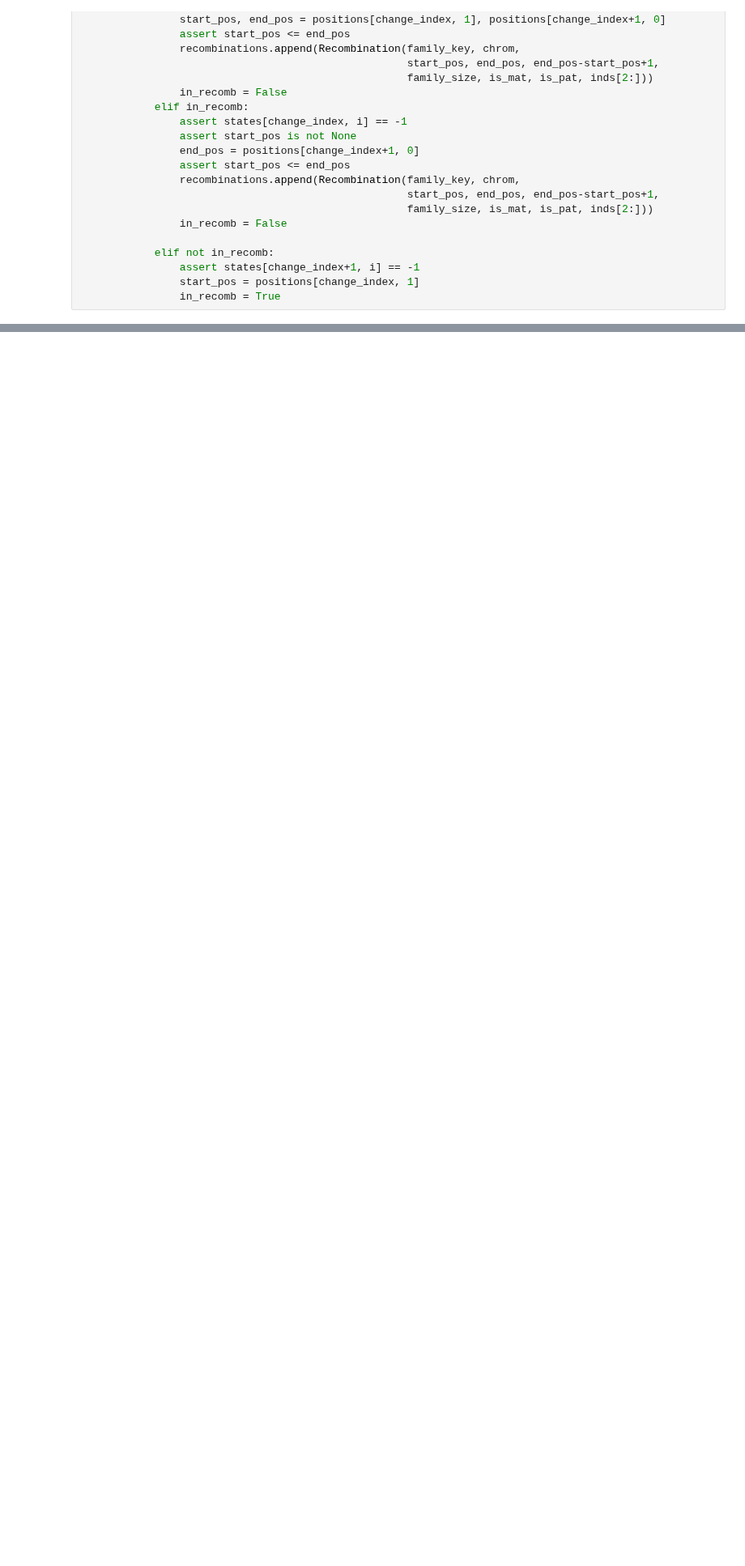
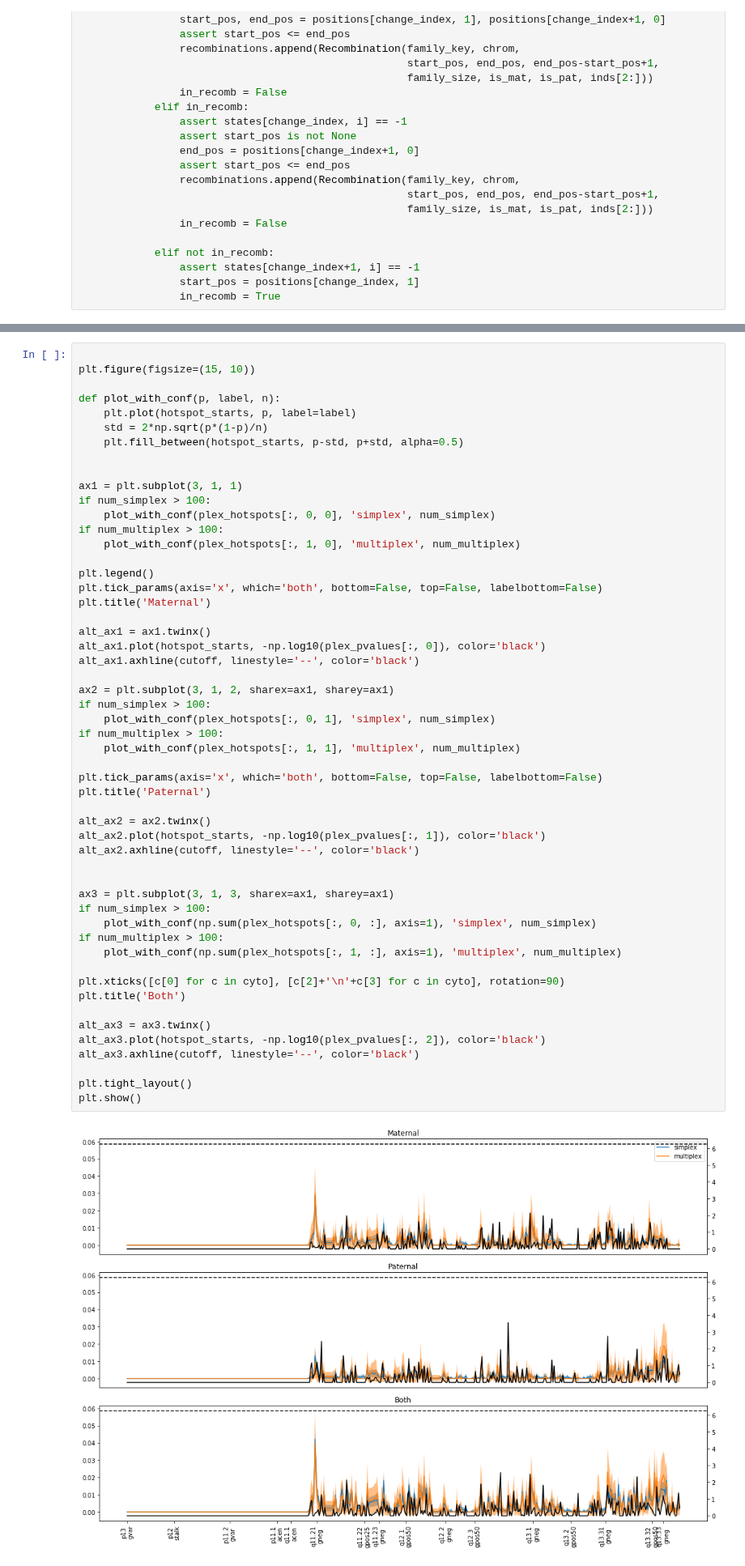
Before and after one commit to kpaskov/PhasingFamilies, a Jupyter notebook: analysis/Recombination-in-Pericentromeres.ipynb, the cells around one changed output, grey strips where cells are left out. Shown at 81% size. Drawn from its saved outputs; the diff is of its cells as text; blank space fills up the shorter version.

```diff
--- a/analysis/Recombination-in-Pericentromeres.ipynb
+++ b/analysis/Recombination-in-Pericentromeres.ipynb
@@ -179 +232,56 @@ for i in range(sex_hotspots.shape[0]):
+# %%
+
+plt.figure(figsize=(15, 10))
+
+def plot_with_conf(p, label, n):
+    plt.plot(hotspot_starts, p, label=label)
+    std = 2*np.sqrt(p*(1-p)/n)
+    plt.fill_between(hotspot_starts, p-std, p+std, alpha=0.5)
+
+
+ax1 = plt.subplot(3, 1, 1)
+if num_simplex > 100:
+    plot_with_conf(plex_hotspots[:, 0, 0], 'simplex', num_simplex)
+if num_multiplex > 100:
+    plot_with_conf(plex_hotspots[:, 1, 0], 'multiplex', num_multiplex)
+
+plt.legend()
+plt.tick_params(axis='x', which='both', bottom=False, top=False, labelbottom=False)
+plt.title('Maternal')
+
+alt_ax1 = ax1.twinx()
+alt_ax1.plot(hotspot_starts, -np.log10(plex_pvalues[:, 0]), color='black')
+alt_ax1.axhline(cutoff, linestyle='--', color='black')
+
+ax2 = plt.subplot(3, 1, 2, sharex=ax1, sharey=ax1)
+if num_simplex > 100:
+    plot_with_conf(plex_hotspots[:, 0, 1], 'simplex', num_simplex)
+if num_multiplex > 100:
+    plot_with_conf(plex_hotspots[:, 1, 1], 'multiplex', num_multiplex)
+
+plt.tick_params(axis='x', which='both', bottom=False, top=False, labelbottom=False)
+plt.title('Paternal')
+
+alt_ax2 = ax2.twinx()
+alt_ax2.plot(hotspot_starts, -np.log10(plex_pvalues[:, 1]), color='black')
+alt_ax2.axhline(cutoff, linestyle='--', color='black')
+
+
+ax3 = plt.subplot(3, 1, 3, sharex=ax1, sharey=ax1)
+if num_simplex > 100:
+    plot_with_conf(np.sum(plex_hotspots[:, 0, :], axis=1), 'simplex', num_simplex)
+if num_multiplex > 100:
+    plot_with_conf(np.sum(plex_hotspots[:, 1, :], axis=1), 'multiplex', num_multiplex)
+
+plt.xticks([c[0] for c in cyto], [c[2]+'\n'+c[3] for c in cyto], rotation=90)
+plt.title('Both')
+
+alt_ax3 = ax3.twinx()
+alt_ax3.plot(hotspot_starts, -np.log10(plex_pvalues[:, 2]), color='black')
+alt_ax3.axhline(cutoff, linestyle='--', color='black')
+
+plt.tight_layout()
+plt.show()
+# %% [output]
+[figure, added]
 # %%
```
Also changed, not shown: parts of 9 cells of this notebook, 4 other files.
